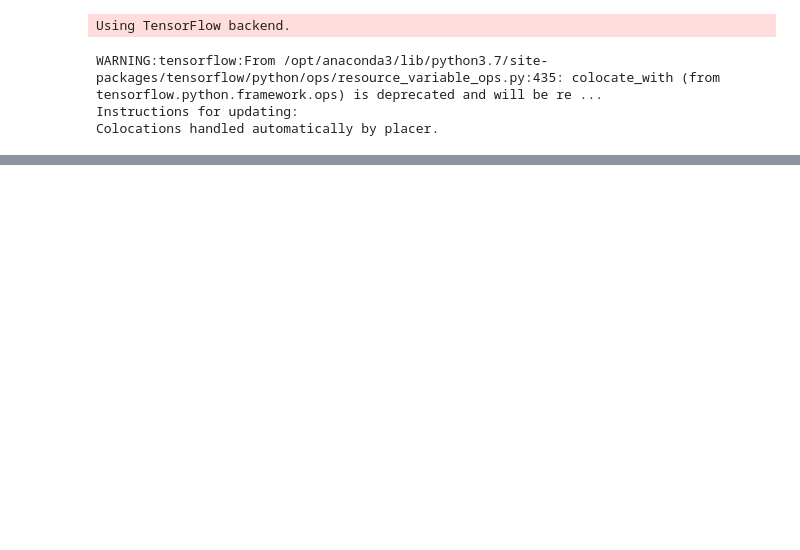
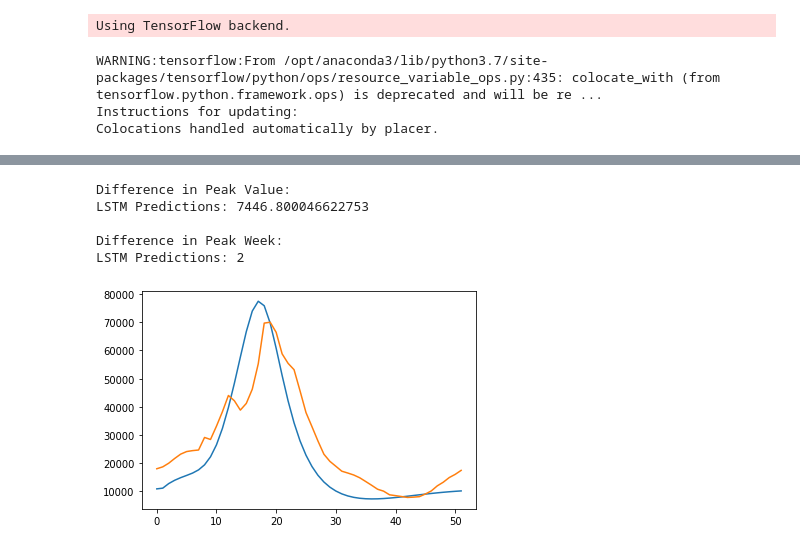
Before and after one commit to shlizee/Seq2SeqEpidemics, a Jupyter notebook: Predicting with Seq2Seq.ipynb, the cells around one changed output, grey strips where cells are left out. Cells and saved outputs as stored; diff of their text form; code cells hidden in the pictures; blank space fills up the shorter version.

```diff
--- a/Predicting with Seq2Seq.ipynb
+++ b/Predicting with Seq2Seq.ipynb
@@ -282,0 +253,17 @@ predict_and_plot(encoder_input_data, decoder_target_data, 0)
+# %%
+unscaled =preds*(seasons.max()-seasons.min())+seasons.min()
+# %%
+plt.plot(unscaled)
+plt.plot(seasons[-1])
+print("Difference in Peak Value:")
+print("LSTM Predictions:",abs(unscaled.max() - seasons[-1].max()))
+print("")
+print("Difference in Peak Week:")
+print("LSTM Predictions:",abs(np.argmax(unscaled) - np.argmax(seasons[-1])))
+# %% [output]
+Difference in Peak Value:
+LSTM Predictions: 7446.800046622753
+
+Difference in Peak Week:
+LSTM Predictions: 2
+[figure, added]
```
Also changed, not shown: parts of 12 cells of this notebook, 14 other files.
